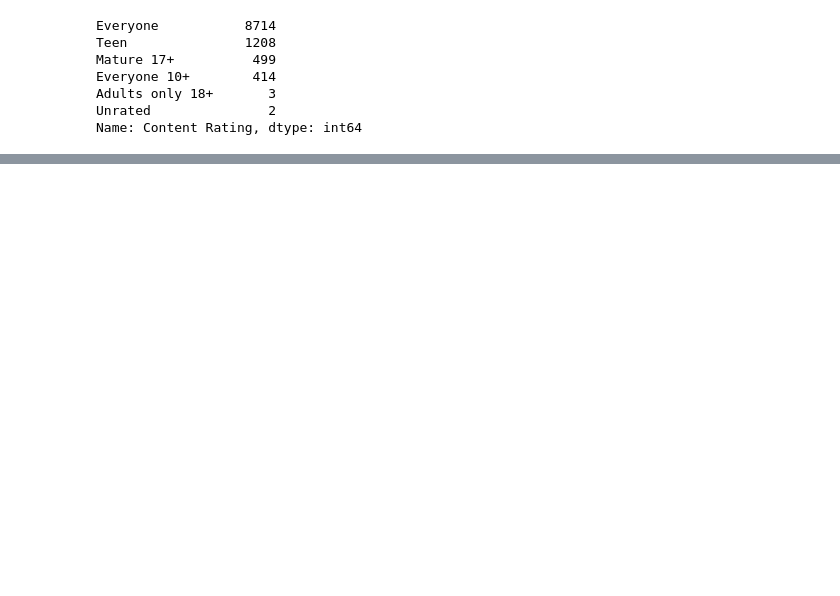
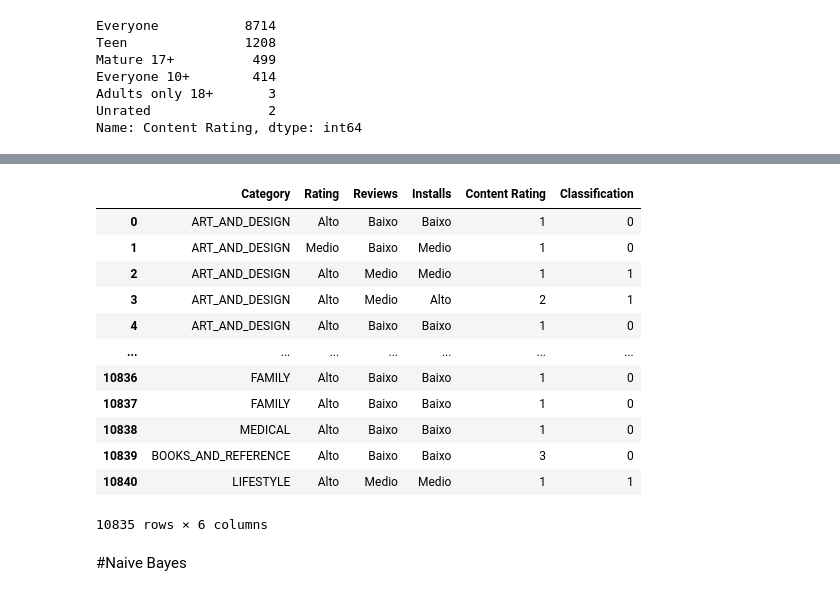
Before and after one commit to LuizFelipe33/Data_mining_GooglePlayStore, a Jupyter notebook: AtvMin.ipynb, the cells around one changed output, grey strips where cells are left out. Cells and saved outputs as stored; diff of their text form; code cells hidden in the pictures; blank space fills up the shorter version.

```diff
--- a/AtvMin.ipynb
+++ b/AtvMin.ipynb
@@ -221,0 +283,10 @@ data
+# %%
+for k in data['Rating']:
+  if k >= 1 and k <= 2.5:
+    data['Rating']= data['Rating'].replace([k],['Baixo'])
+  elif k > 2.5 and k <= 4.0:
+    data['Rating']= data['Rating'].replace([k],['Medio'])
+  elif k > 4.0 and k <= 5.0:
+    data['Rating']= data['Rating'].replace([k],['Alto'])
+
+data['Rating'].value_counts()
@@ -221,0 +298,18 @@ data
+# %%
+classrating = []
+for l in data['Rating']:
+  if l == 'Baixo':
+    classrating.append(0)
+  elif l == 'Medio':
+    classrating.append(1)
+  else:
+    classrating.append(2)
+# %%
+classreviews = []
+for p in data['Reviews']:
+  if p == 'Baixo':
+    classreviews.append(0)
+  elif p == 'Medio':
+    classreviews.append(1)
+  elif p == 'Alto':
+    classreviews.append(2)
@@ -221,0 +332,30 @@ data
+# %%
+finalclass = []
+
+seila = 0
+
+while seila < 10835:
+  if classrating[seila] == 0 or classreviews[seila] == 0:
+    finalclass.append(0)
+  else:
+    finalclass.append(1)
+  seila = seila +1
+# %%
+data['Classification'] = finalclass
+data
+# %% [output]
+|  | Category | Rating | Reviews | Installs | Content Rating | Classification |
+| 0 | ART_AND_DESIGN | Alto | Baixo | Baixo | 1 | 0 |
+| 1 | ART_AND_DESIGN | Medio | Baixo | Medio | 1 | 0 |
+| 2 | ART_AND_DESIGN | Alto | Medio | Medio | 1 | 1 |
+| 3 | ART_AND_DESIGN | Alto | Medio | Alto | 2 | 1 |
+| 4 | ART_AND_DESIGN | Alto | Baixo | Baixo | 1 | 0 |
+| ... | ... | ... | ... | ... | ... | ... |
+| 10836 | FAMILY | Alto | Baixo | Baixo | 1 | 0 |
+| 10837 | FAMILY | Alto | Baixo | Baixo | 1 | 0 |
+| 10838 | MEDICAL | Alto | Baixo | Baixo | 1 | 0 |
+| 10839 | BOOKS_AND_REFERENCE | Alto | Baixo | Baixo | 3 | 0 |
+| 10840 | LIFESTYLE | Alto | Medio | Medio | 1 | 1 |
+10835 rows × 6 columns
+# %% [markdown]
+#Naive Bayes
```
Also changed, not shown: parts of 34 cells of this notebook.
